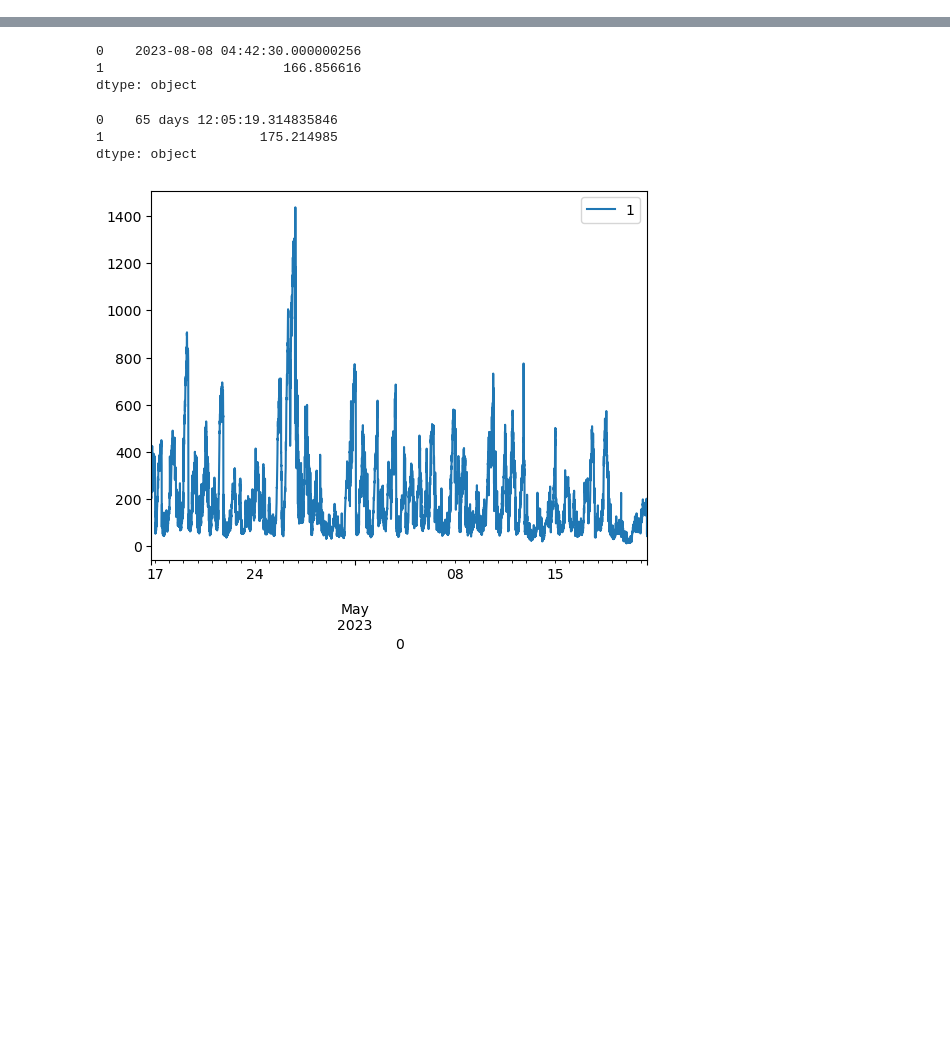
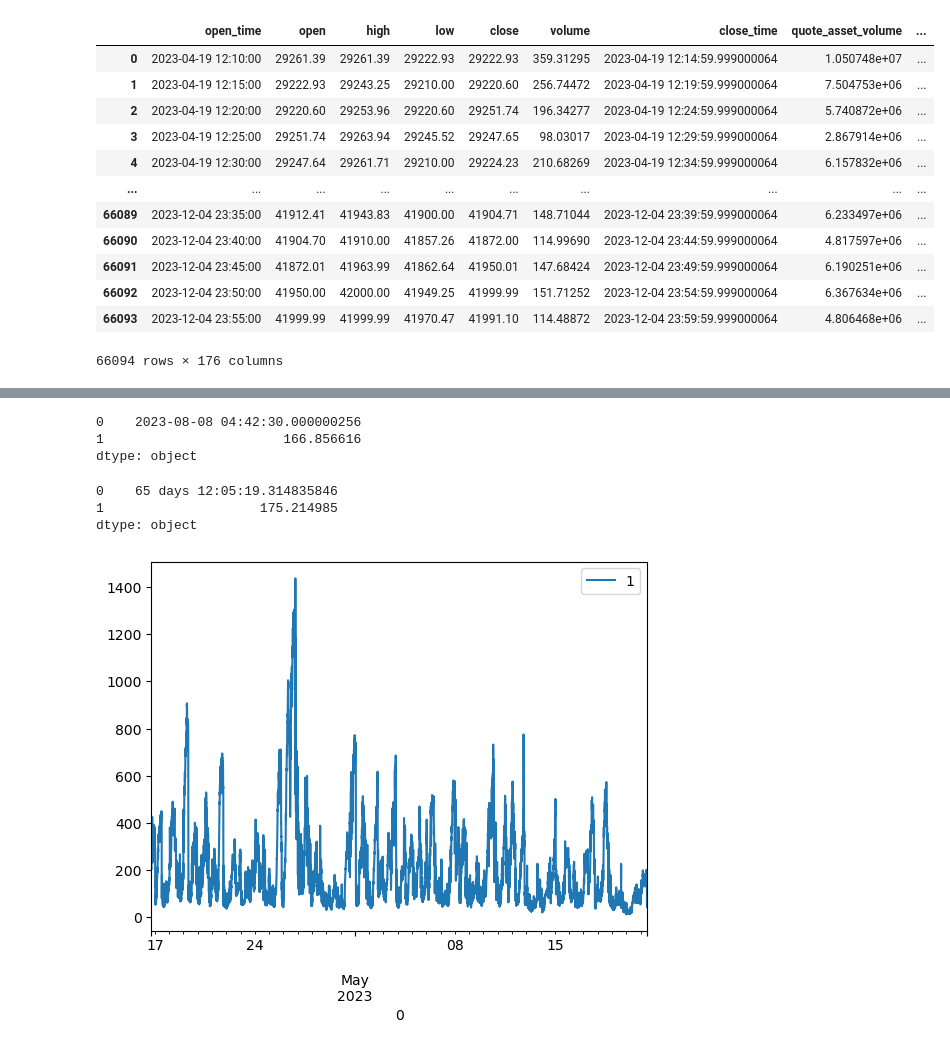
Before and after one commit to zhoujs93/CryptoFutures, a Jupyter notebook: code/predictions_mse_nbeats.ipynb, the cells around one changed output, grey strips where cells are left out. Saved outputs shown, nothing was run; the diff lists cells and outputs as text; code cells hidden in the pictures; blank space fills up the shorter version.

```diff
--- a/code/predictions_mse_nbeats.ipynb
+++ b/code/predictions_mse_nbeats.ipynb
@@ -143,0 +133,16 @@ Shape of X_const is (65351, 50), x_tr is (65351, 500), y_tr is (65351, 100)
+# %%
+valid_df
+# %% [output]
+|  | open_time | open | high | low | close | volume | close_time | quote_asset_volume | ... |
+| 0 | 2023-04-19 12:10:00 | 29261.39 | 29261.39 | 29222.93 | 29222.93 | 359.31295 | 2023-04-19 12:14:59.999000064 | 1.050748e+07 | ... |
+| 1 | 2023-04-19 12:15:00 | 29222.93 | 29243.25 | 29210.00 | 29220.60 | 256.74472 | 2023-04-19 12:19:59.999000064 | 7.504753e+06 | ... |
+| 2 | 2023-04-19 12:20:00 | 29220.60 | 29253.96 | 29220.60 | 29251.74 | 196.34277 | 2023-04-19 12:24:59.999000064 | 5.740872e+06 | ... |
+| 3 | 2023-04-19 12:25:00 | 29251.74 | 29263.94 | 29245.52 | 29247.65 | 98.03017 | 2023-04-19 12:29:59.999000064 | 2.867914e+06 | ... |
+| 4 | 2023-04-19 12:30:00 | 29247.64 | 29261.71 | 29210.00 | 29224.23 | 210.68269 | 2023-04-19 12:34:59.999000064 | 6.157832e+06 | ... |
+| ... | ... | ... | ... | ... | ... | ... | ... | ... | ... |
+| 66089 | 2023-12-04 23:35:00 | 41912.41 | 41943.83 | 41900.00 | 41904.71 | 148.71044 | 2023-12-04 23:39:59.999000064 | 6.233497e+06 | ... |
+| 66090 | 2023-12-04 23:40:00 | 41904.70 | 41910.00 | 41857.26 | 41872.00 | 114.99690 | 2023-12-04 23:44:59.999000064 | 4.817597e+06 | ... |
+| 66091 | 2023-12-04 23:45:00 | 41872.01 | 41963.99 | 41862.64 | 41950.01 | 147.68424 | 2023-12-04 23:49:59.999000064 | 6.190251e+06 | ... |
+| 66092 | 2023-12-04 23:50:00 | 41950.00 | 42000.00 | 41949.25 | 41999.99 | 151.71252 | 2023-12-04 23:54:59.999000064 | 6.367634e+06 | ... |
+| 66093 | 2023-12-04 23:55:00 | 41999.99 | 41999.99 | 41970.47 | 41991.10 | 114.48872 | 2023-12-04 23:59:59.999000064 | 4.806468e+06 | ... |
+66094 rows × 176 columns
```
Also changed, not shown: parts of 4 cells of this notebook, 31 other files.
